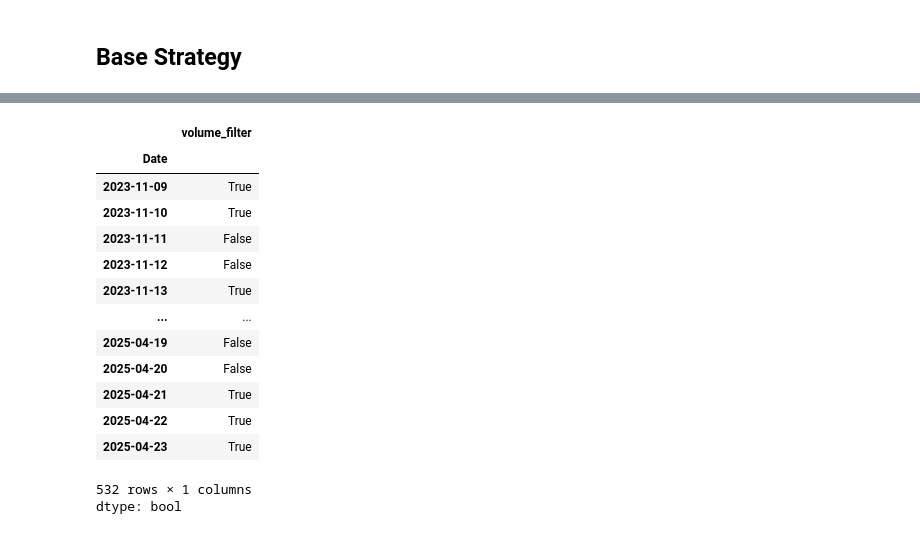
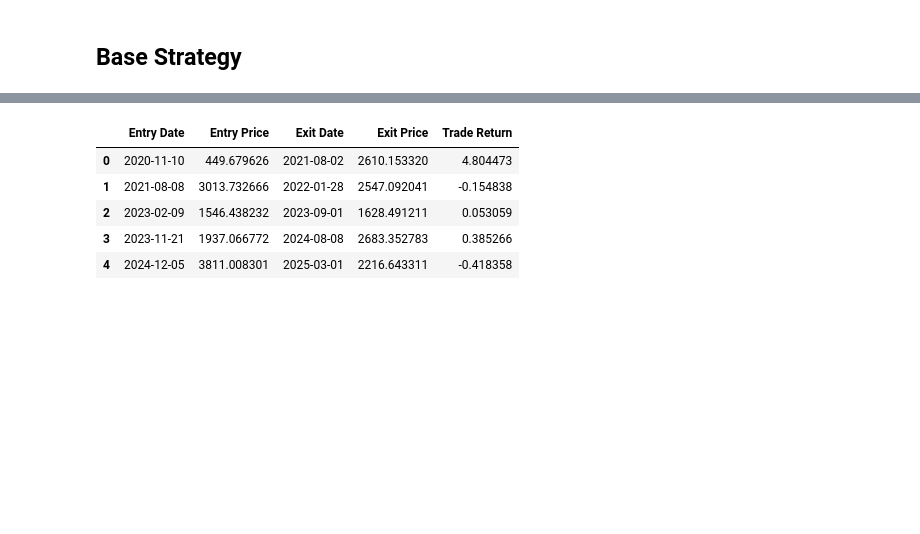
Before and after one commit to dgalassi99/quant-lab, a Jupyter notebook: 01_foundations/W4_MAs_Final_Strategy.ipynb, the cells around one changed output, grey strips where cells are left out. Drawn from its saved outputs; the diff is of its cells as text; code cells hidden in the pictures; blank space fills up the shorter version.

```diff
--- a/01_foundations/W4_MAs_Final_Strategy.ipynb
+++ b/01_foundations/W4_MAs_Final_Strategy.ipynb
@@ -305,18 +276,0 @@ df.dropna(inplace=True)
-# %%
-dfv.volume_filter
-# %% [output]
-|  | volume_filter |
-| Date |  |
-| 2023-11-09 | True |
-| 2023-11-10 | True |
-| 2023-11-11 | False |
-| 2023-11-12 | False |
-| 2023-11-13 | True |
-| ... | ... |
-| 2025-04-19 | False |
-| 2025-04-20 | False |
-| 2025-04-21 | True |
-| 2025-04-22 | True |
-| 2025-04-23 | True |
-532 rows × 1 columns
-dtype: bool
@@ -322,0 +284,10 @@ dtype: bool
+# %%
+trade_log = generate_trade_log(df)
+trade_log
+# %% [output]
+|  | Entry Date | Entry Price | Exit Date | Exit Price | Trade Return |
+| 0 | 2020-11-10 | 449.679626 | 2021-08-02 | 2610.153320 | 4.804473 |
+| 1 | 2021-08-08 | 3013.732666 | 2022-01-28 | 2547.092041 | -0.154838 |
+| 2 | 2023-02-09 | 1546.438232 | 2023-09-01 | 1628.491211 | 0.053059 |
+| 3 | 2023-11-21 | 1937.066772 | 2024-08-08 | 2683.352783 | 0.385266 |
+| 4 | 2024-12-05 | 3811.008301 | 2025-03-01 | 2216.643311 | -0.418358 |
```
Also changed, not shown: parts of 23 cells of this notebook.
